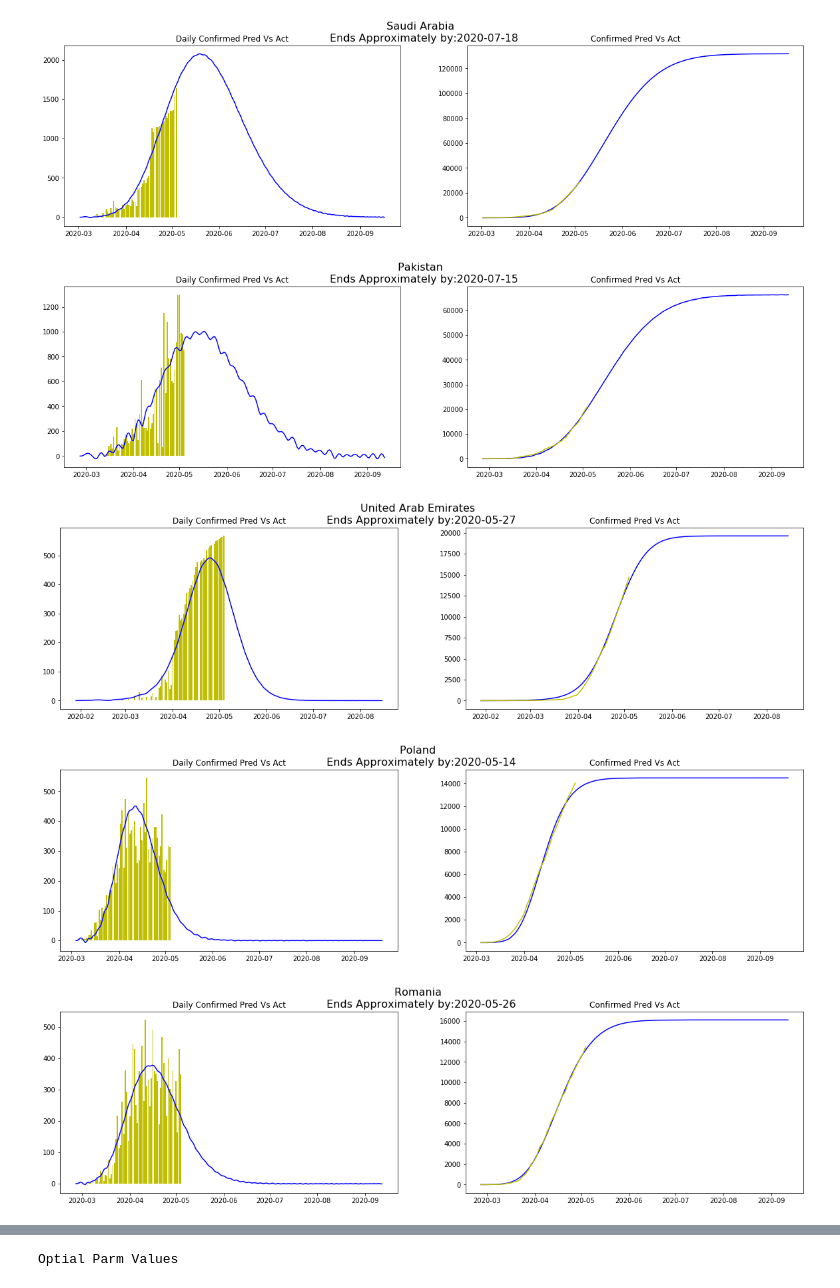
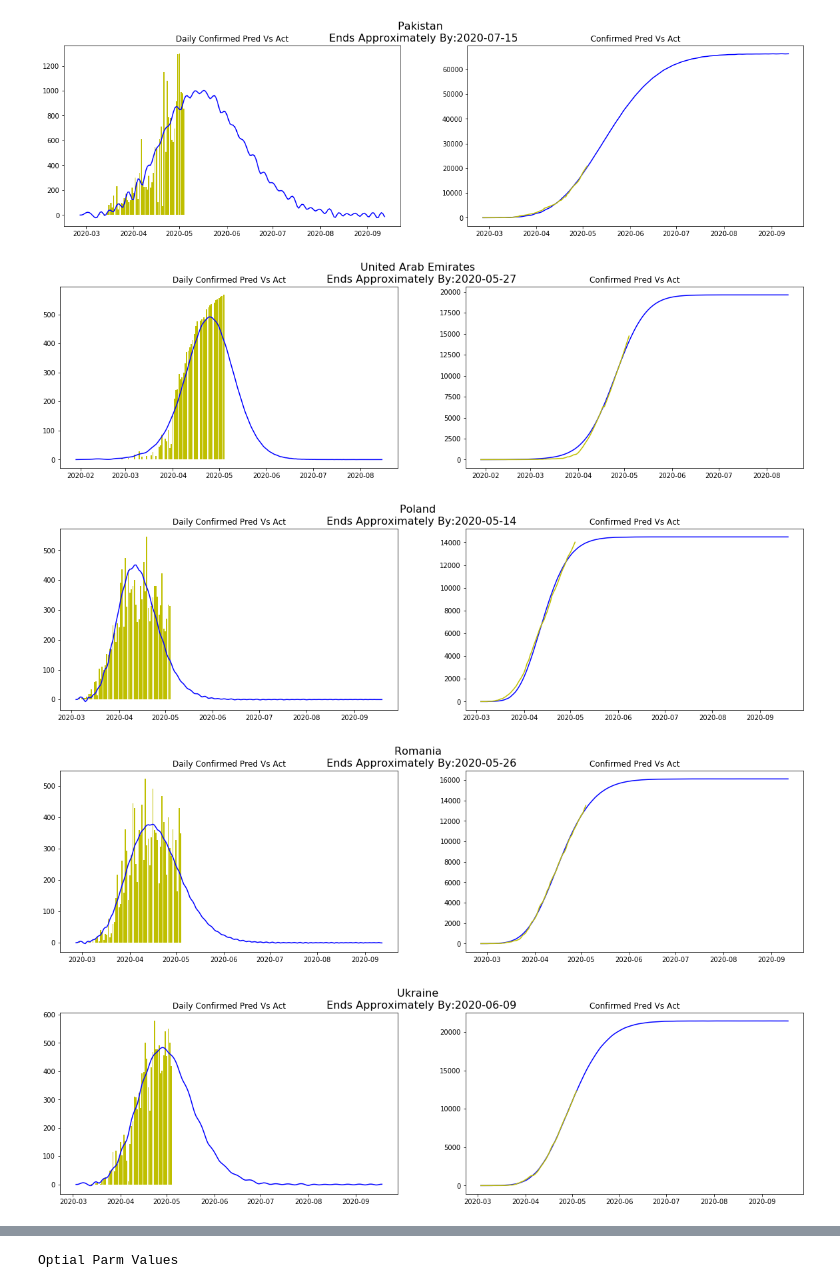
Before and after one commit to juntkd/Covid19, a Jupyter notebook: Covid19_SEIR_Model_All_Countries.ipynb, the cells around one changed output, grey strips where cells are left out. Saved outputs shown, nothing was run; the diff lists cells and outputs as text; code cells hidden in the pictures.

```diff
--- a/Covid19_SEIR_Model_All_Countries.ipynb
+++ b/Covid19_SEIR_Model_All_Countries.ipynb
@@ -76,14 +76,14 @@ def time_varying_T2(t,t_inf_0,t_inf_1):
     exponent = -t/(t_inf_1)
     return t_inf_0*math.exp(exponent)
 # %%
-country_list = ['Italy','Russia','Turkey','Iran','India','Saudi Arabia','Pakistan','United Arab Emirates',
-'Poland','Romania','Ukraine','Serbia','Bangladesh','Czech','Egypt','Finland','Kuwait','Kazakhstan',
+country_list = ['Italy','Russia','Turkey','Iran','Saudi Arabia','Pakistan','United Arab Emirates',
+'Poland','Romania','Ukraine','Serbia','Bangladesh','Egypt','Finland','Kuwait','Kazakhstan',
 'Bahrain','Hungary','Thailand','Afghanistan','Oman','Armenia','Iraq','Uzbekistan','Croatia',
-'Azerbaijan','Bosnia and Herzegovina','Bulgaria','North Macedonia','Slovenia','Slovakia','Djibouti',
+'Azerbaijan','Bosnia and Herzegovina','Bulgaria','India','North Macedonia','Slovenia','Slovakia','Djibouti',
 'Kyrgyzstan','Lebanon','Sri Lanka','Sudan','Tanzania','Kenya','Jordan','Montenegro',
-'Uganda','Nepal','South Sudan','Syria','Yemen']
+'Uganda','Nepal','South Sudan','Syria','Yemen','Czech']
 
-for country in country_list[:12]:
+for country in country_list[:20]:
     df_Cases=df_All_Cases[df_All_Cases["Country/Region"]==country][["Country/Region","Date","Confirmed","Deaths","Recovered"]].groupby(["Country/Region","Date"]).sum().reset_index()
     df_Cases["Date"]=pd.to_datetime(df_Cases["Date"])
     df_Cases=df_Cases.sort_values("Date")
@@ -179,7 +179,7 @@ for country in country_list[:12]:
     ax[1].plot(x,y4,label='Act Confirmed', color='y')
     ax[1].set_title('Confirmed Pred Vs Act')
     approx_end_date=max(Final_Full_Df[Final_Full_Df.Pred_Confirmed<0.975*max(Final_Full_Df.Pred_Confirmed)].New_date)
-    plt.suptitle("{} \n Ends Approximately by:{}".format(country,approx_end_date.strftime('%Y-%m-%d')), fontsize=16)
+    plt.suptitle("{} \n Ends Approximately By:{}".format(country,approx_end_date.strftime('%Y-%m-%d')), fontsize=16)
 # %% [output]
 [figure]
 [figure]
@@ -189,5 +189,5 @@ for country in country_list[:12]:
-[figure, old version]
+[figure, new version]
-[figure, old version]
+[figure, new version]
-[figure, old version]
+[figure, new version]
-[figure, old version]
+[figure, new version]
-[figure, old version]
+[figure, new version]
```
Also changed, not shown: parts of 2 cells of this notebook.
